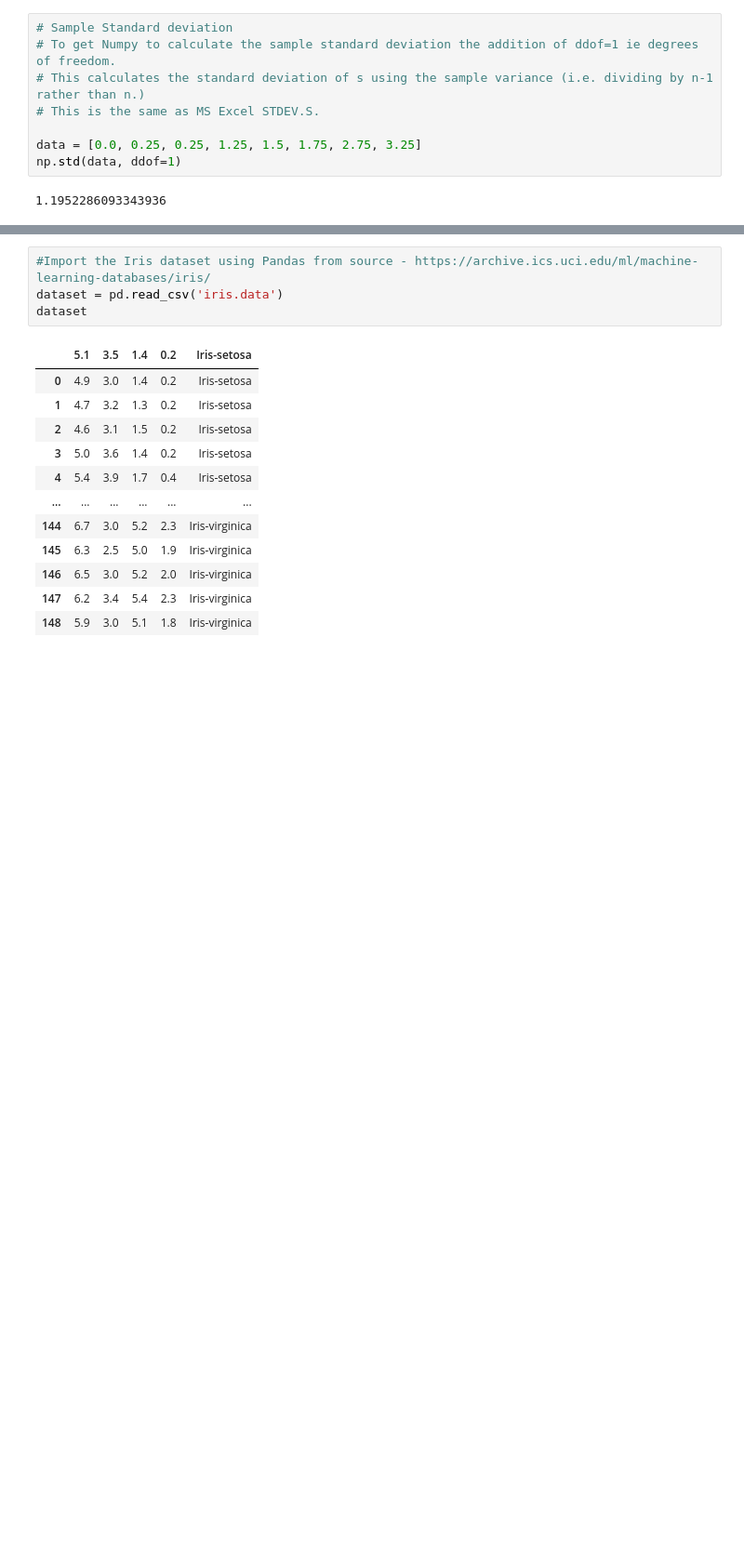
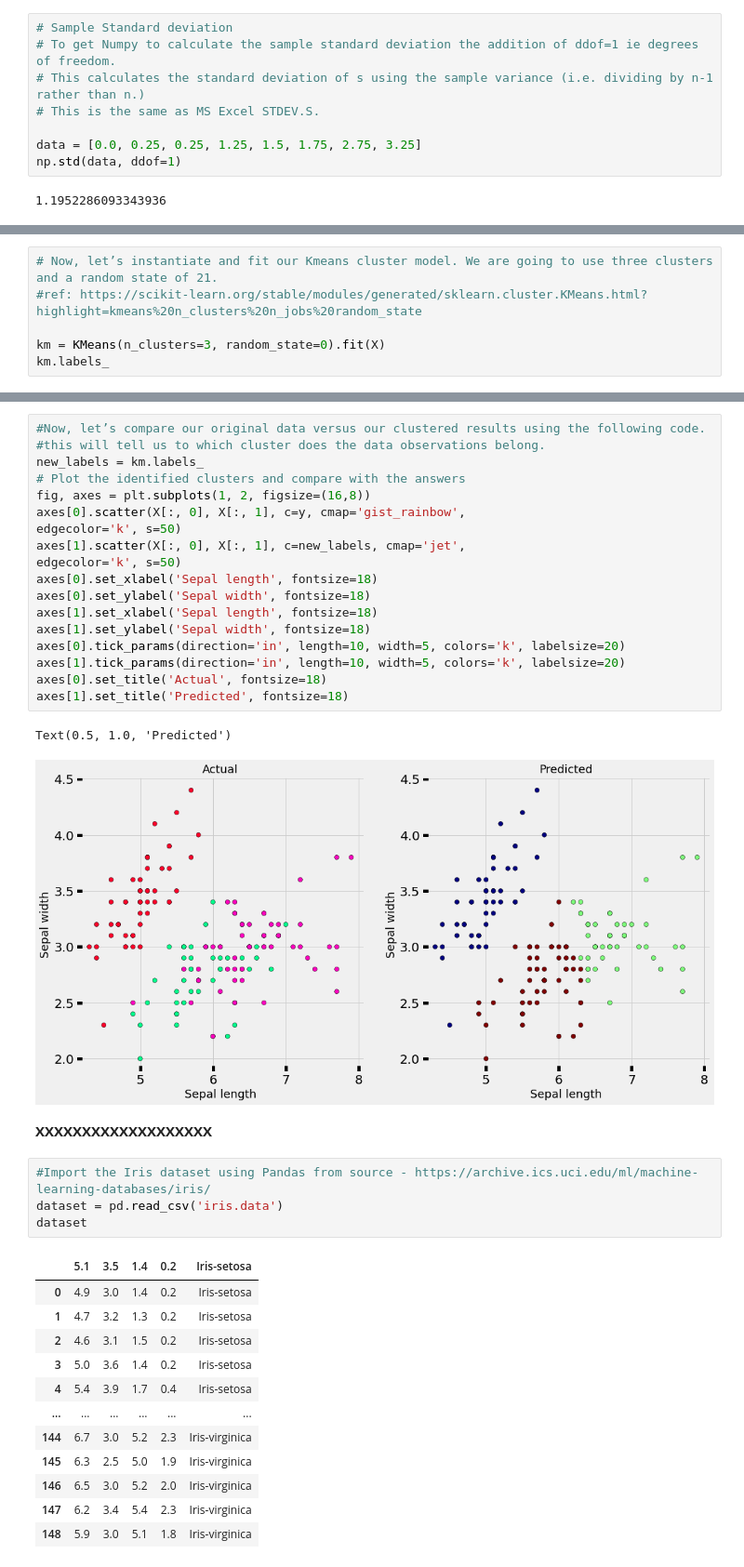
Before and after one commit to ClaireGMIT/MLS_Tasks2020, a Jupyter notebook: Tasks2020_Claire-Nolan_G00376464.ipynb, the cells around one changed output, grey strips where cells are left out. Shown at 93% size. Saved outputs shown, nothing was run; the diff lists cells and outputs as text; blank space fills up the shorter version.

```diff
--- a/Tasks2020_Claire-Nolan_G00376464.ipynb
+++ b/Tasks2020_Claire-Nolan_G00376464.ipynb
@@ -485,0 +527,6 @@ import pandas as pd
+# %%
+# Now, let’s instantiate and fit our Kmeans cluster model. We are going to use three clusters and a random state of 21.
+#ref: https://scikit-learn.org/stable/modules/generated/sklearn.cluster.KMeans.html?highlight=kmeans%20n_clusters%20n_jobs%20random_state
+
+km = KMeans(n_clusters=3, random_state=0).fit(X)
+km.labels_
@@ -486,3 +549,26 @@ import pandas as pd
+# %%
+#Now, let’s compare our original data versus our clustered results using the following code.
+#this will tell us to which cluster does the data observations belong.
+new_labels = km.labels_
+# Plot the identified clusters and compare with the answers
+fig, axes = plt.subplots(1, 2, figsize=(16,8))
+axes[0].scatter(X[:, 0], X[:, 1], c=y, cmap='gist_rainbow',
+edgecolor='k', s=50)
+axes[1].scatter(X[:, 0], X[:, 1], c=new_labels, cmap='jet',
+edgecolor='k', s=50)
+axes[0].set_xlabel('Sepal length', fontsize=18)
+axes[0].set_ylabel('Sepal width', fontsize=18)
+axes[1].set_xlabel('Sepal length', fontsize=18)
+axes[1].set_ylabel('Sepal width', fontsize=18)
+axes[0].tick_params(direction='in', length=10, width=5, colors='k', labelsize=20)
+axes[1].tick_params(direction='in', length=10, width=5, colors='k', labelsize=20)
+axes[0].set_title('Actual', fontsize=18)
+axes[1].set_title('Predicted', fontsize=18)
+# %% [output]
+Text(0.5, 1.0, 'Predicted')
+[figure, added]
+# %% [markdown]
+********************XXXXXXXXXXXXXXXXXXX********************
 # %%
 #Import the Iris dataset using Pandas from source - https://archive.ics.uci.edu/ml/machine-learning-databases/iris/
 dataset = pd.read_csv('iris.data')
```
Also changed, not shown: parts of 10 cells of this notebook, 5 other files.
